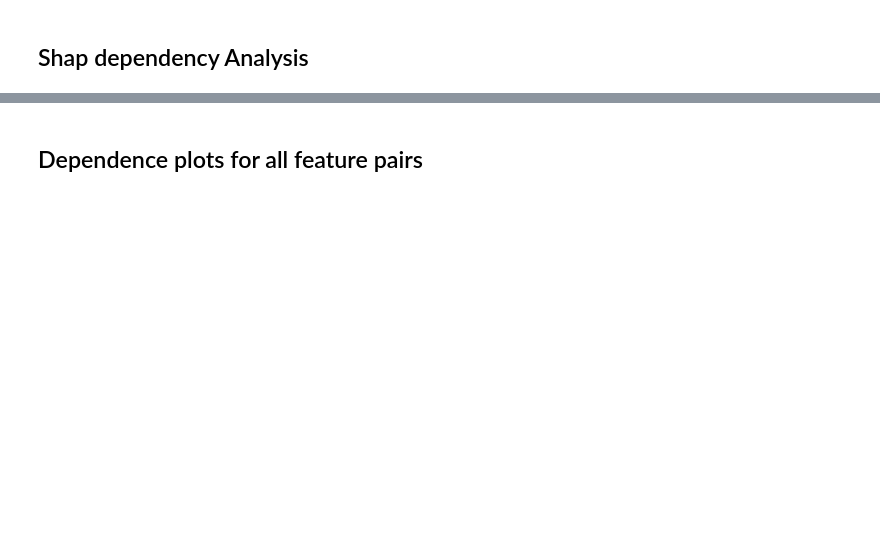
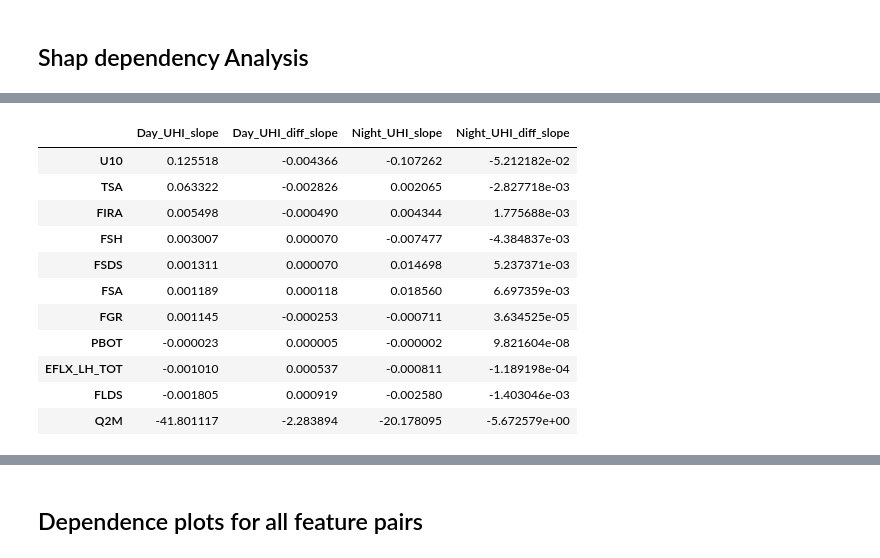
Before and after one commit to johnnyguo2007/research, a Jupyter notebook: hw_global/final/UHI_diff_feature_engineering_new.ipynb, the cells around one changed output, grey strips where cells are left out. Drawn from its saved outputs; the diff is of its cells as text; code cells hidden in the pictures; blank space fills up the shorter version.

```diff
--- a/hw_global/final/UHI_diff_feature_engineering_new.ipynb
+++ b/hw_global/final/UHI_diff_feature_engineering_new.ipynb
@@ -201,0 +416,49 @@ shap_values
+# %%
+from scipy.stats import linregress
+import pandas as pd
+
+def feature_linear_slope(df, feature_name, label):
+    # Compute linear regression only for the given feature and label
+    slope, _, _, _, _ = linregress(df[feature_name], df[label])
+    return slope
+
+def combine_slopes(daytime_df, nighttime_df, features, labels=['UHI', 'UHI_diff']):
+    # Initialize a dictionary to hold the data
+    data = {}
+
+    # Loop over each feature
+    for feature in features:
+        # List to store slopes for current feature across all conditions
+        slopes = []
+
+        # Collect slopes for each dataset and label
+        for df, time in [(daytime_df, 'Day'), (nighttime_df, 'Night')]:
+            for label in labels:
+                slope = feature_linear_slope(df, feature, label)
+                slopes.append(slope)
+
+        # Store the slopes in the dictionary, with the feature as the key
+        data[feature] = slopes
+
+    # Convert the dictionary to DataFrame
+    columns = [f'{time}_{label}_slope' for time in ['Day', 'Night'] for label in labels]
+    results_df = pd.DataFrame(data, index=columns).transpose()
+
+    return results_df
+
+feature_names = day_full_pool.get_feature_names()
+results_df = combine_slopes(daytime_uhi_diff, nighttime_uhi_diff, feature_names)
+results_df.sort_values('Day_UHI_slope', ascending=False)
+# %% [output]
+|  | Day_UHI_slope | Day_UHI_diff_slope | Night_UHI_slope | Night_UHI_diff_slope |
+| U10 | 0.125518 | -0.004366 | -0.107262 | -5.212182e-02 |
+| TSA | 0.063322 | -0.002826 | 0.002065 | -2.827718e-03 |
+| FIRA | 0.005498 | -0.000490 | 0.004344 | 1.775688e-03 |
+| FSH | 0.003007 | 0.000070 | -0.007477 | -4.384837e-03 |
+| FSDS | 0.001311 | 0.000070 | 0.014698 | 5.237371e-03 |
+| FSA | 0.001189 | 0.000118 | 0.018560 | 6.697359e-03 |
+| FGR | 0.001145 | -0.000253 | -0.000711 | 3.634525e-05 |
+| PBOT | -0.000023 | 0.000005 | -0.000002 | 9.821604e-08 |
+| EFLX_LH_TOT | -0.001010 | 0.000537 | -0.000811 | -1.189198e-04 |
+| FLDS | -0.001805 | 0.000919 | -0.002580 | -1.403046e-03 |
+| Q2M | -41.801117 | -2.283894 | -20.178095 | -5.672579e+00 |
```
Also changed, not shown: parts of 22 cells of this notebook.
